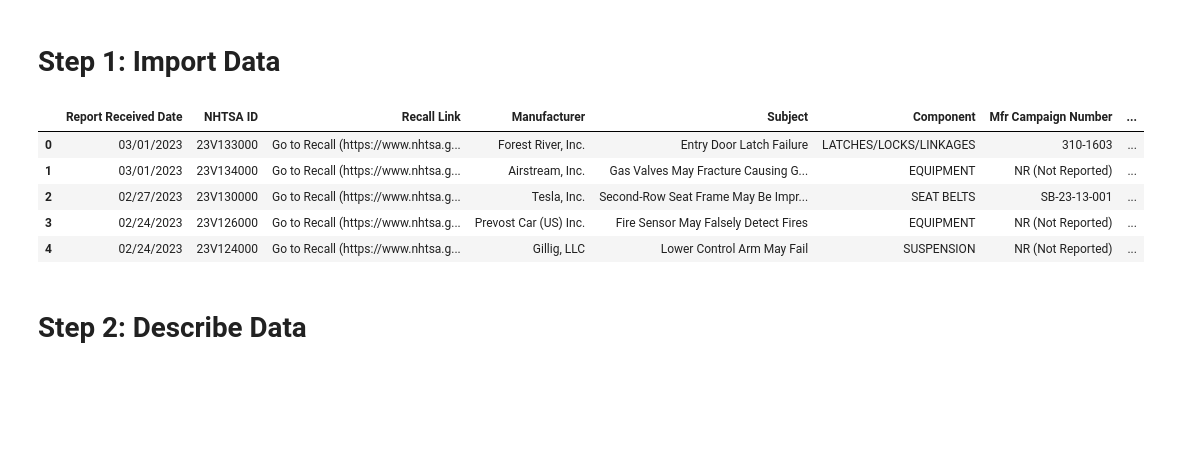
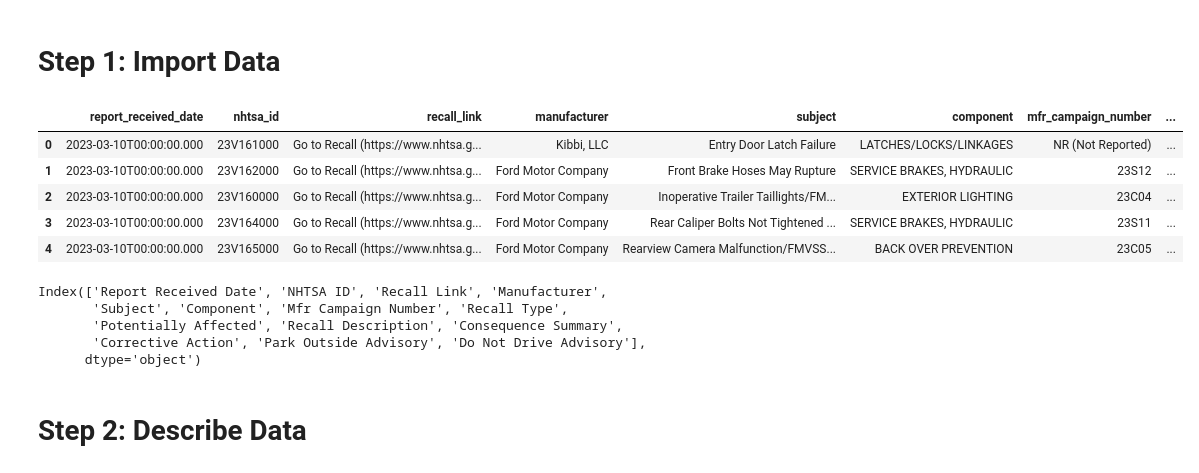
Before and after one commit to jlenehan/US_Auto_Recalls, a Jupyter notebook: Auto Recalls.ipynb, the cells around one changed output. Cells and saved outputs as stored; diff of their text form; code cells hidden in the pictures; blank space fills up the shorter version.

```diff
--- a/Auto Recalls.ipynb
+++ b/Auto Recalls.ipynb
@@ -34,18 +34,35 @@ dir_name = r'C:\Users\jlenehan\OneDrive - Intel Corporation\Documents\0 - Data S
 os.chdir(dir_name)
 # %%
 #Recalls Data
-#csv_url = "https://datahub.transportation.gov/resource/6axg-epim.csv"
+csv_url = "https://datahub.transportation.gov/resource/6axg-epim.csv"
 
-recalls_raw = pd.read_csv("Recalls_data.csv")
+recalls_raw = pd.read_csv(csv_url)
 
 recalls_raw.head()
 # %% [output]
-|  | Report Received Date | NHTSA ID | Recall Link | Manufacturer | Subject | Component | Mfr Campaign Number | ... |
-| 0 | 03/01/2023 | 23V133000 | Go to Recall (https://www.nhtsa.g... | Forest River, Inc. | Entry Door Latch Failure | LATCHES/LOCKS/LINKAGES | 310-1603 | ... |
-| 1 | 03/01/2023 | 23V134000 | Go to Recall (https://www.nhtsa.g... | Airstream, Inc. | Gas Valves May Fracture Causing G... | EQUIPMENT | NR (Not Reported) | ... |
-| 2 | 02/27/2023 | 23V130000 | Go to Recall (https://www.nhtsa.g... | Tesla, Inc. | Second-Row Seat Frame May Be Impr... | SEAT BELTS | SB-23-13-001 | ... |
-| 3 | 02/24/2023 | 23V126000 | Go to Recall (https://www.nhtsa.g... | Prevost Car (US) Inc. | Fire Sensor May Falsely Detect Fires | EQUIPMENT | NR (Not Reported) | ... |
-| 4 | 02/24/2023 | 23V124000 | Go to Recall (https://www.nhtsa.g... | Gillig, LLC | Lower Control Arm May Fail | SUSPENSION | NR (Not Reported) | ... |
+|  | report_received_date | nhtsa_id | recall_link | manufacturer | subject | component | mfr_campaign_number | ... |
+| 0 | 2023-03-10T00:00:00.000 | 23V161000 | Go to Recall (https://www.nhtsa.g... | Kibbi, LLC | Entry Door Latch Failure | LATCHES/LOCKS/LINKAGES | NR (Not Reported) | ... |
+| 1 | 2023-03-10T00:00:00.000 | 23V162000 | Go to Recall (https://www.nhtsa.g... | Ford Motor Company | Front Brake Hoses May Rupture | SERVICE BRAKES, HYDRAULIC | 23S12 | ... |
+| 2 | 2023-03-10T00:00:00.000 | 23V160000 | Go to Recall (https://www.nhtsa.g... | Ford Motor Company | Inoperative Trailer Taillights/FM... | EXTERIOR LIGHTING | 23C04 | ... |
+| 3 | 2023-03-10T00:00:00.000 | 23V164000 | Go to Recall (https://www.nhtsa.g... | Ford Motor Company | Rear Caliper Bolts Not Tightened ... | SERVICE BRAKES, HYDRAULIC | 23S11 | ... |
+| 4 | 2023-03-10T00:00:00.000 | 23V165000 | Go to Recall (https://www.nhtsa.g... | Ford Motor Company | Rearview Camera Malfunction/FMVSS... | BACK OVER PREVENTION | 23C05 | ... |
+# %%
+#cleaning up column names in df
+#capitalising column names, removing underscores
+recalls_raw.columns = recalls_raw.columns.str.title().str.replace("_"," ")
+
+#replacing column names
+recalls_raw.rename(columns = {'Defect Summary':'Recall Description','Nhtsa Id':'NHTSA ID',
+                              'Fire Risk When Parked':'Park Outside Advisory',
+                              'Do Not Drive':'Do Not Drive Advisory'},inplace=True)
+
+print(recalls_raw.columns)
+# %% [output]
+Index(['Report Received Date', 'NHTSA ID', 'Recall Link', 'Manufacturer',
+       'Subject', 'Component', 'Mfr Campaign Number', 'Recall Type',
+       'Potentially Affected', 'Recall Description', 'Consequence Summary',
+       'Corrective Action', 'Park Outside Advisory', 'Do Not Drive Advisory'],
+      dtype='object')
 # %% [markdown]
 # Step 2: Describe Data
 # %%
```
Also changed, not shown: parts of 15 cells of this notebook.
